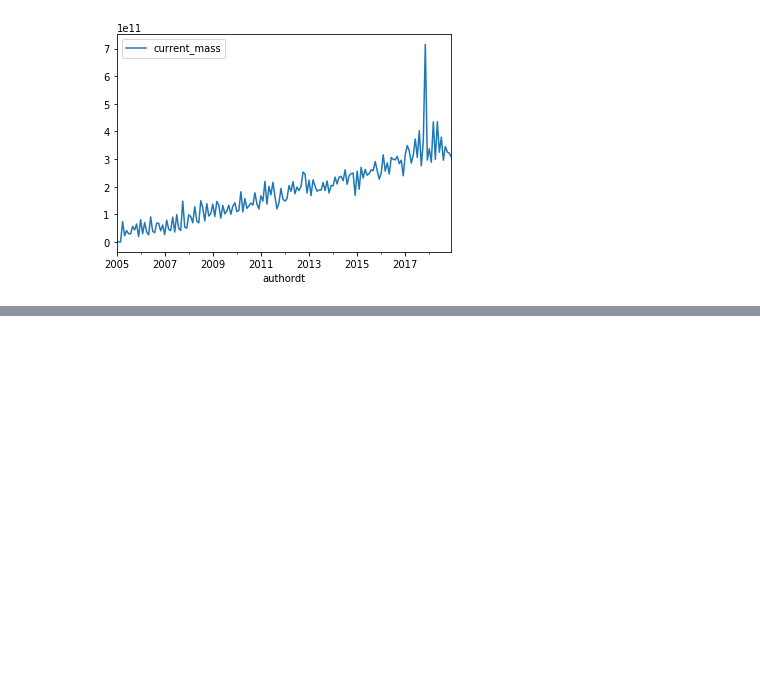
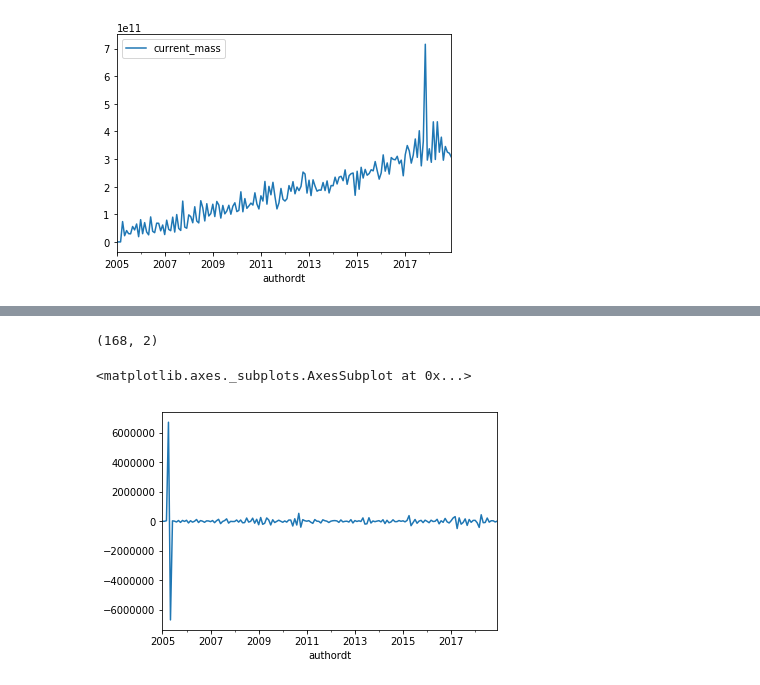
Before and after one commit to tbonza/EDS19, a Jupyter notebook: project/RepoForce.ipynb, the cells around one changed output, grey strips where cells are left out. Cells and saved outputs as stored; diff of their text form; code cells hidden in the pictures; blank space fills up the shorter version.

```diff
--- a/project/RepoForce.ipynb
+++ b/project/RepoForce.ipynb
@@ -188,0 +199,19 @@ $(lines\_added - lines\_deleted)_{t} - (lines\_added - lines\_deleted)_{t-1} \fo
+# %%
+monvel = autdf[['authordt', 'current_mass', 'netcontrib']][(autdf.authordt > '2005-01') & (autdf.authordt <= '2019-01')].groupby(per).sum()
+monvel.shape
+# %% [output]
+(168, 2)
+# %%
+v = monvel.values
+# %%
+v1 = [v[i,1] - v[i-1,1] for i in range(v.shape[0])]
+v1[0] = v[0,1]
+# %%
+monvel['acceleration'] = v1
+# %%
+monvel['prop_acceleration'] = monvel.acceleration / monvel.current_mass
+# %%
+monvel.acceleration.plot()
+# %% [output]
+<matplotlib.axes._subplots.AxesSubplot at 0x...>
+[figure, added]
```
Also changed, not shown: parts of 23 cells of this notebook.
